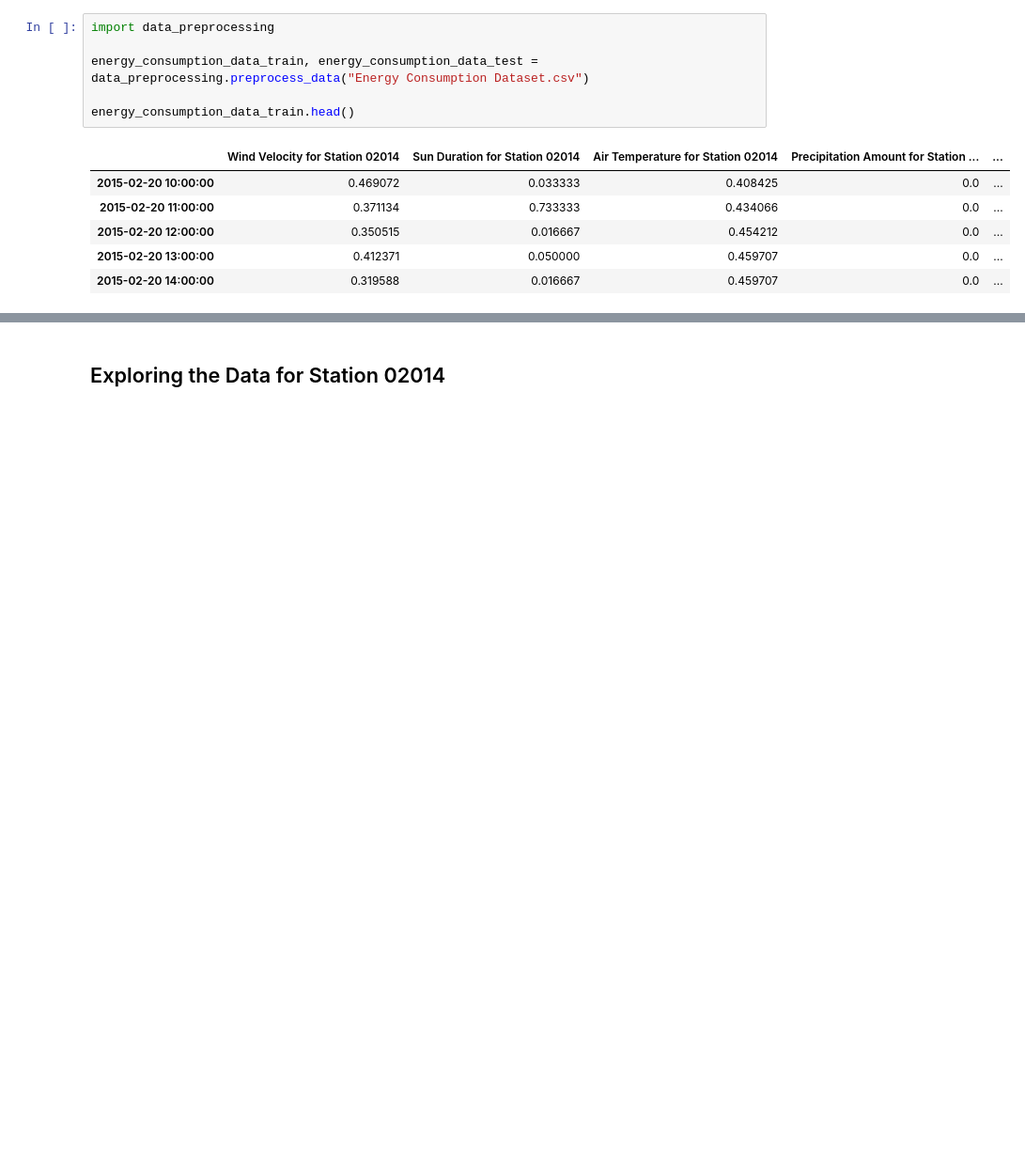
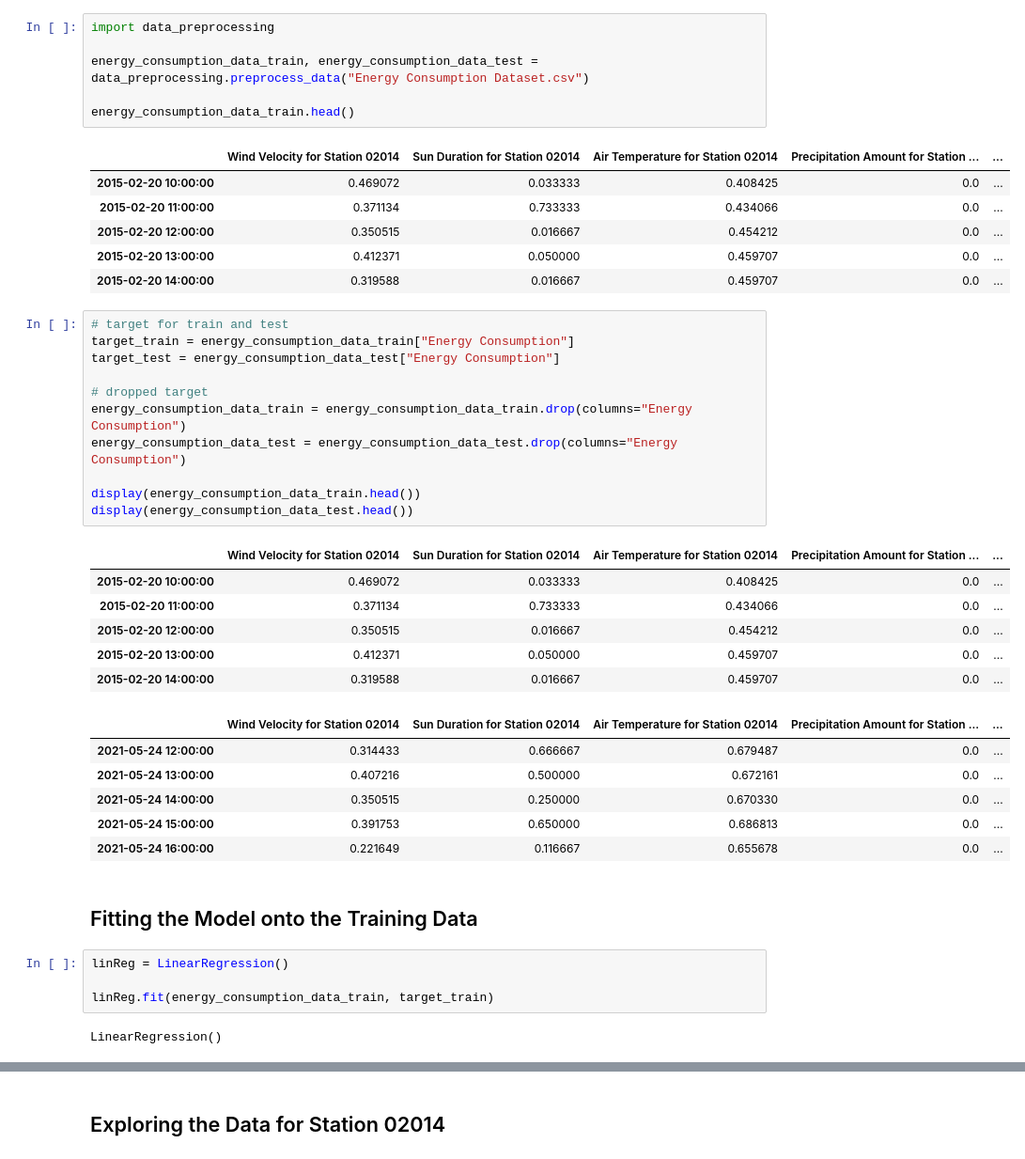
Before and after one commit to maxlautenbach/data-quadrat, a Jupyter notebook: LinearRegression.ipynb, the cells around one changed output, grey strips where cells are left out. Shown at 94% size. Cells and saved outputs as stored; diff of their text form; blank space fills up the shorter version.

```diff
--- a/LinearRegression.ipynb
+++ b/LinearRegression.ipynb
@@ -20,3 +20,35 @@ energy_consumption_data_train.head()
 | 2015-02-20 12:00:00 | 0.350515 | 0.016667 | 0.454212 | 0.0 | ... |
 | 2015-02-20 13:00:00 | 0.412371 | 0.050000 | 0.459707 | 0.0 | ... |
 | 2015-02-20 14:00:00 | 0.319588 | 0.016667 | 0.459707 | 0.0 | ... |
+# %%
+# target for train and test
+target_train = energy_consumption_data_train["Energy Consumption"]
+target_test = energy_consumption_data_test["Energy Consumption"]
+
+# dropped target
+energy_consumption_data_train = energy_consumption_data_train.drop(columns="Energy Consumption")
+energy_consumption_data_test = energy_consumption_data_test.drop(columns="Energy Consumption")
+
+display(energy_consumption_data_train.head())
+display(energy_consumption_data_test.head())
+# %% [output]
+|  | Wind Velocity for Station 02014 | Sun Duration for Station 02014 | Air Temperature for Station 02014 | Precipitation Amount for Station ... | ... |
+| 2015-02-20 10:00:00 | 0.469072 | 0.033333 | 0.408425 | 0.0 | ... |
+| 2015-02-20 11:00:00 | 0.371134 | 0.733333 | 0.434066 | 0.0 | ... |
+| 2015-02-20 12:00:00 | 0.350515 | 0.016667 | 0.454212 | 0.0 | ... |
+| 2015-02-20 13:00:00 | 0.412371 | 0.050000 | 0.459707 | 0.0 | ... |
+| 2015-02-20 14:00:00 | 0.319588 | 0.016667 | 0.459707 | 0.0 | ... |
+|  | Wind Velocity for Station 02014 | Sun Duration for Station 02014 | Air Temperature for Station 02014 | Precipitation Amount for Station ... | ... |
+| 2021-05-24 12:00:00 | 0.314433 | 0.666667 | 0.679487 | 0.0 | ... |
+| 2021-05-24 13:00:00 | 0.407216 | 0.500000 | 0.672161 | 0.0 | ... |
+| 2021-05-24 14:00:00 | 0.350515 | 0.250000 | 0.670330 | 0.0 | ... |
+| 2021-05-24 15:00:00 | 0.391753 | 0.650000 | 0.686813 | 0.0 | ... |
+| 2021-05-24 16:00:00 | 0.221649 | 0.116667 | 0.655678 | 0.0 | ... |
+# %% [markdown]
+## Fitting the Model onto the Training Data ##
+# %%
+linReg = LinearRegression()
+
+linReg.fit(energy_consumption_data_train, target_train)
+# %% [output]
+LinearRegression()
```
Also changed, not shown: parts of 14 cells of this notebook.
